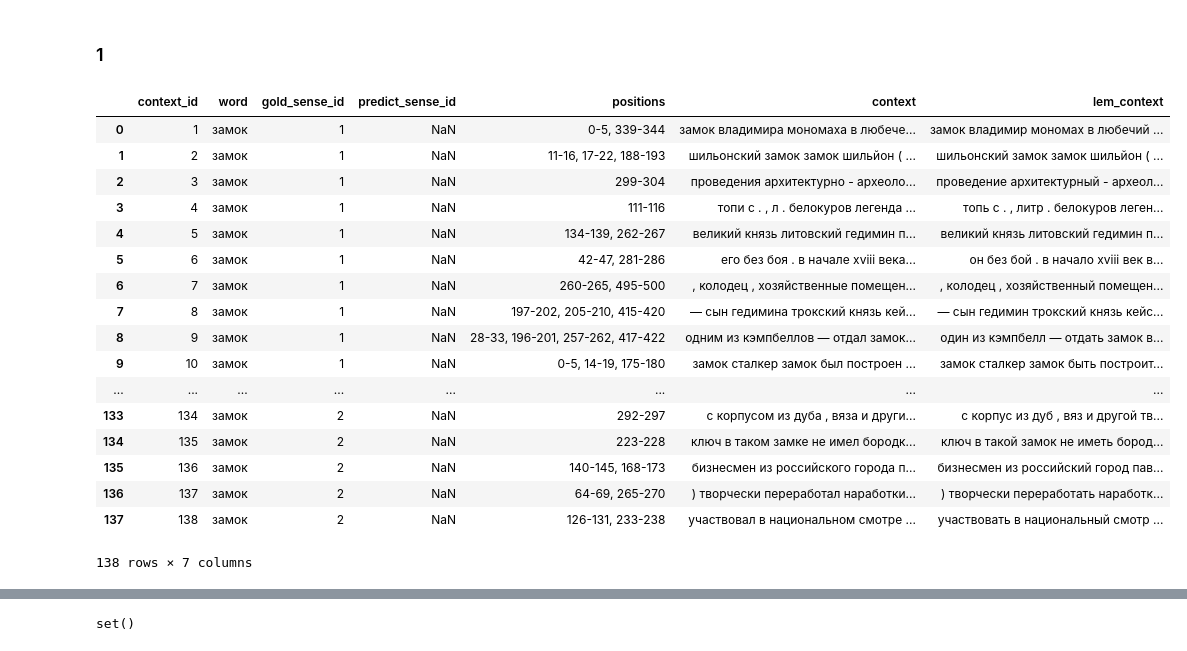
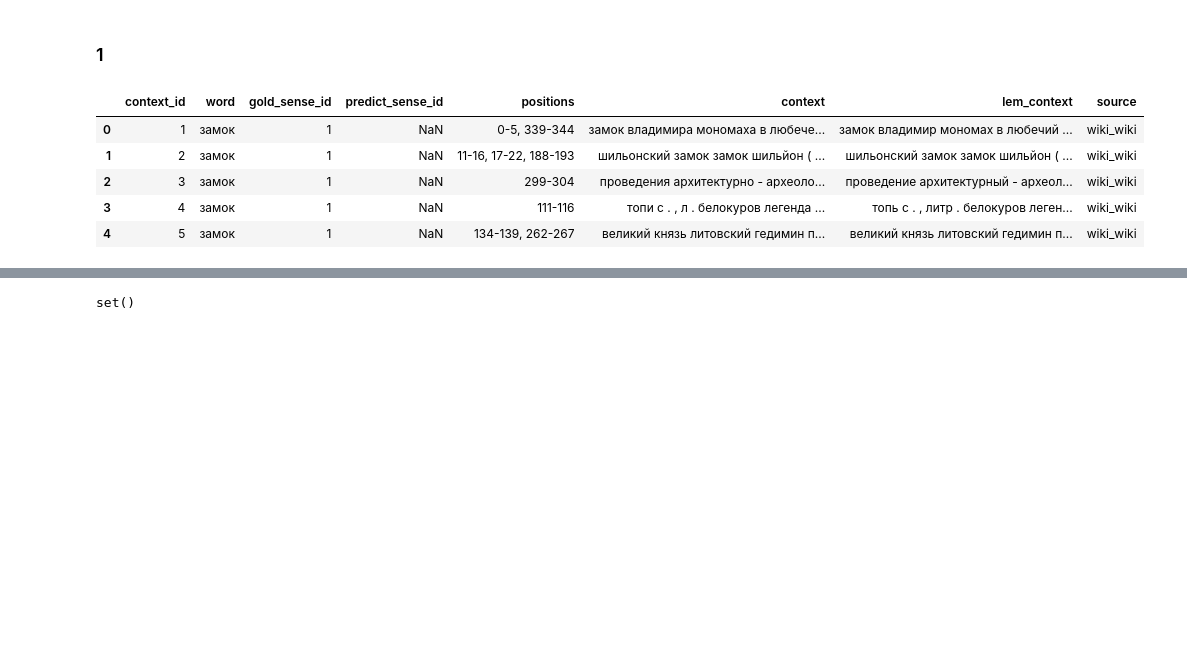
Before and after one commit to kr-ann/itod, a Jupyter notebook: RUSSE_ALL.ipynb, the cells around one changed output, grey strips where cells are left out. Drawn from its saved outputs; the diff is of its cells as text; code cells hidden in the pictures; blank space fills up the shorter version.

```diff
--- a/RUSSE_ALL.ipynb
+++ b/RUSSE_ALL.ipynb
@@ -34,24 +294,12 @@ bts_rutenten = pandas.read_csv(path+"bts_rutenten.csv", "\t", encoding = "utf-8"
 # хотя инвентарь значений у них как бы разный (по Большому Толковому Словарю vs по Викисловарю), для слова замок - одинаковые.
 # и распределены они тоже одинаково: 1 значение - замок-здание, 2 значение - замок-ключ.
 # %%
-wiki_wiki[wiki_wiki.word == "замок"]
+wiki_wiki[wiki_wiki.word == "замок"].head()
 # %% [output]
-|  | context_id | word | gold_sense_id | predict_sense_id | positions | context | lem_context |
-| 0 | 1 | замок | 1 | NaN | 0-5, 339-344 | замок владимира мономаха в любече... | замок владимир мономах в любечий ... |
-| 1 | 2 | замок | 1 | NaN | 11-16, 17-22, 188-193 | шильонский замок замок шильйон ( ... | шильонский замок замок шильйон ( ... |
-| 2 | 3 | замок | 1 | NaN | 299-304 | проведения архитектурно - археоло... | проведение архитектурный - археол... |
-| 3 | 4 | замок | 1 | NaN | 111-116 | топи с . , л . белокуров легенда ... | топь с . , литр . белокуров леген... |
-| 4 | 5 | замок | 1 | NaN | 134-139, 262-267 | великий князь литовский гедимин п... | великий князь литовский гедимин п... |
-| 5 | 6 | замок | 1 | NaN | 42-47, 281-286 | его без боя . в начале xviii века... | он без бой . в начало xviii век в... |
-| 6 | 7 | замок | 1 | NaN | 260-265, 495-500 | , колодец , хозяйственные помещен... | , колодец , хозяйственный помещен... |
-| 7 | 8 | замок | 1 | NaN | 197-202, 205-210, 415-420 | — сын гедимина трокский князь кей... | — сын гедимин трокский князь кейс... |
-| 8 | 9 | замок | 1 | NaN | 28-33, 196-201, 257-262, 417-422 | одним из кэмпбеллов — отдал замок... | один из кэмпбелл — отдать замок в... |
-| 9 | 10 | замок | 1 | NaN | 0-5, 14-19, 175-180 | замок сталкер замок был построен ... | замок сталкер замок быть построит... |
-| ... | ... | ... | ... | ... | ... | ... | ... |
-| 133 | 134 | замок | 2 | NaN | 292-297 | с корпусом из дуба , вяза и други... | с корпус из дуб , вяз и другой тв... |
-| 134 | 135 | замок | 2 | NaN | 223-228 | ключ в таком замке не имел бородк... | ключ в такой замок не иметь бород... |
-| 135 | 136 | замок | 2 | NaN | 140-145, 168-173 | бизнесмен из российского города п... | бизнесмен из российский город пав... |
-| 136 | 137 | замок | 2 | NaN | 64-69, 265-270 | ) творчески переработал наработки... | ) творчески переработать наработк... |
-| 137 | 138 | замок | 2 | NaN | 126-131, 233-238 | участвовал в национальном смотре ... | участвовать в национальный смотр ... |
+|  | context_id | word | gold_sense_id | predict_sense_id | positions | context | lem_context | source |
+| 0 | 1 | замок | 1 | NaN | 0-5, 339-344 | замок владимира мономаха в любече... | замок владимир мономах в любечий ... | wiki_wiki |
+| 1 | 2 | замок | 1 | NaN | 11-16, 17-22, 188-193 | шильонский замок замок шильйон ( ... | шильонский замок замок шильйон ( ... | wiki_wiki |
+| 2 | 3 | замок | 1 | NaN | 299-304 | проведения архитектурно - археоло... | проведение архитектурный - археол... | wiki_wiki |
+| 3 | 4 | замок | 1 | NaN | 111-116 | топи с . , л . белокуров легенда ... | топь с . , литр . белокуров леген... | wiki_wiki |
+| 4 | 5 | замок | 1 | NaN | 134-139, 262-267 | великий князь литовский гедимин п... | великий князь литовский гедимин п... | wiki_wiki |
-138 rows × 7 columns
 # %%
```
Also changed, not shown: parts of 214 cells of this notebook.
